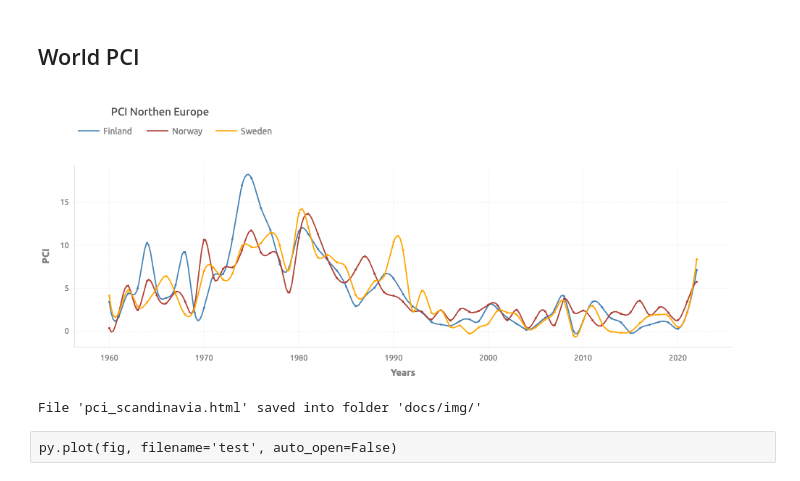
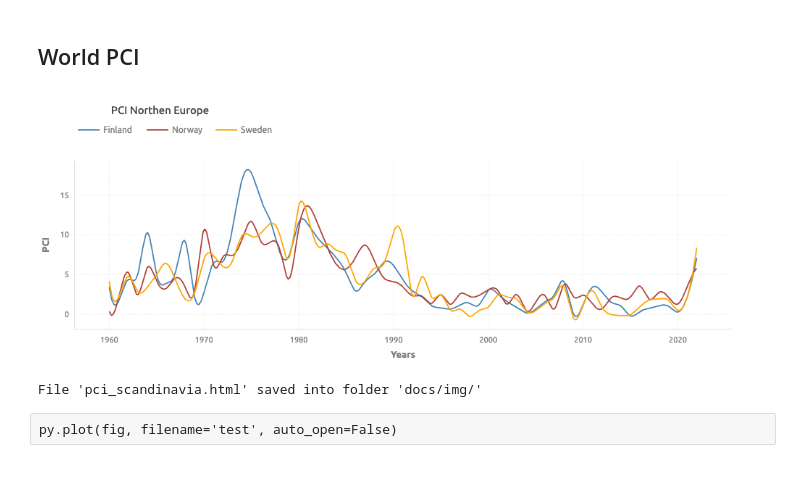
Before and after one commit to achasovsky/economy-rus-dash, a Jupyter notebook: 01-main.ipynb, the cells around one changed output. Drawn from its saved outputs; the diff is of its cells as text; code cells hidden in the pictures.

```diff
--- a/01-main.ipynb
+++ b/01-main.ipynb
@@ -56,7 +56,7 @@ pio.templates['primetheme'] = go.layout.Template(
         'title': {
             'font': {
                 'family': 'Ubuntu',
-                'color': '#505050',
+                'color': '#404040',
                 'size': 15
             },
             'x': 0.1,
@@ -174,7 +174,7 @@ pio.templates['primetheme'] = go.layout.Template(
 pio.templates.default = 'primetheme'
 palette = pio.templates['primetheme'].layout.colorway
 # %%
-fig = pl_figure(figsize=(900, 400))
+fig = pl_figure(figsize=(850, 375))
 
 # pl_plot(
 #     go.Scatter(x=data.index, y=data['Finland'], mode='lines+markers', line_color=palette[0], name='Finland'), fig)
@@ -189,6 +189,7 @@ pl_plot(
     go.Scatter(
         x=data['Finland'][:-1].index,
         y=data['Finland'][:-1],
+        marker=dict(size=0.01),
         mode='markers', line_color=palette[2], showlegend=False, name='Finland'), fig)
 
 pl_plot(
@@ -200,34 +201,36 @@ pl_plot(
     go.Scatter(
         x=data['Norway'][:-1].index,
         y=data['Norway'][:-1],
+        marker=dict(size=0.01),
         mode='markers', line_color=palette[1], showlegend=False, name='Norway'), fig)
 
 pl_plot(
     go.Scatter(
         x=smoothed(data['Sweden'][:-1]).index,
         y=smoothed(data['Sweden'][:-1]).values.ravel(),
         mode='lines', line_color=palette[4], hoverinfo='skip', name='Sweden'), fig)
 pl_plot(
     go.Scatter(
         x=data['Sweden'][:-1].index,
         y=data['Sweden'][:-1],
+        marker=dict(size=0.01),
         mode='markers', line_color=palette[4], showlegend=False, name='Sweden'), fig)
 
 
 # pl_plot(
 #     go.Scatter(x=data.index, y=data['Norway'], mode='lines+markers', line_color=palette[1], name='Norway'), fig)
 # pl_plot(
 #     go.Scatter(x=data.index, y=data['Sweden'], mode='lines+markers', line_color=palette[2], name='Sweden'), fig)
 
 pl_labels(x='Years', y='PCI', fig=fig)
 pl_title('PCI Northen Europe', size=15, fig=fig)
 # pl_rstyle(xticks=[1960, 2025, 5], yticks=[0, 20, 5], ylim=[-1, 20])
 
 
 fig.show(config=config)
 pl_savefig(fig, 'pci_scandinavia', dir=path_save_img, config=config)
 # %% [output]
-[figure, old version]
+[figure, new version]
 File 'pci_scandinavia.html' saved into folder 'docs/img/'
 # %% [raw]
 py.plot(fig, filename='test', auto_open=False)
```
Also changed, not shown: 2 other files.
